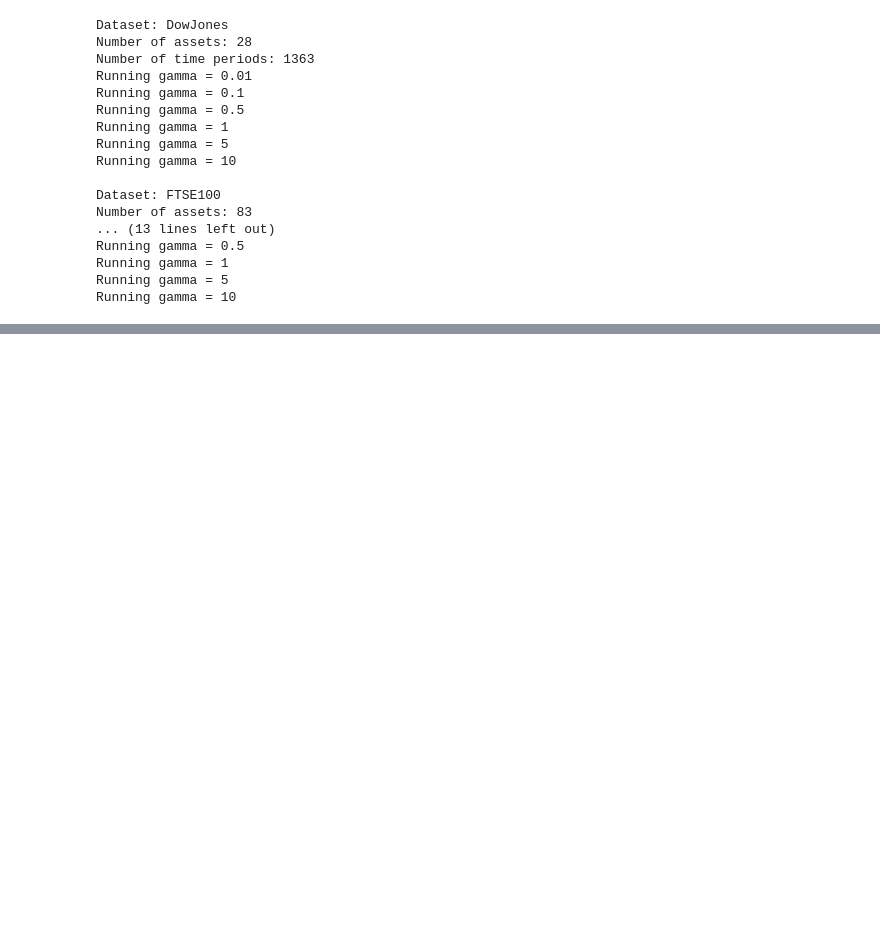
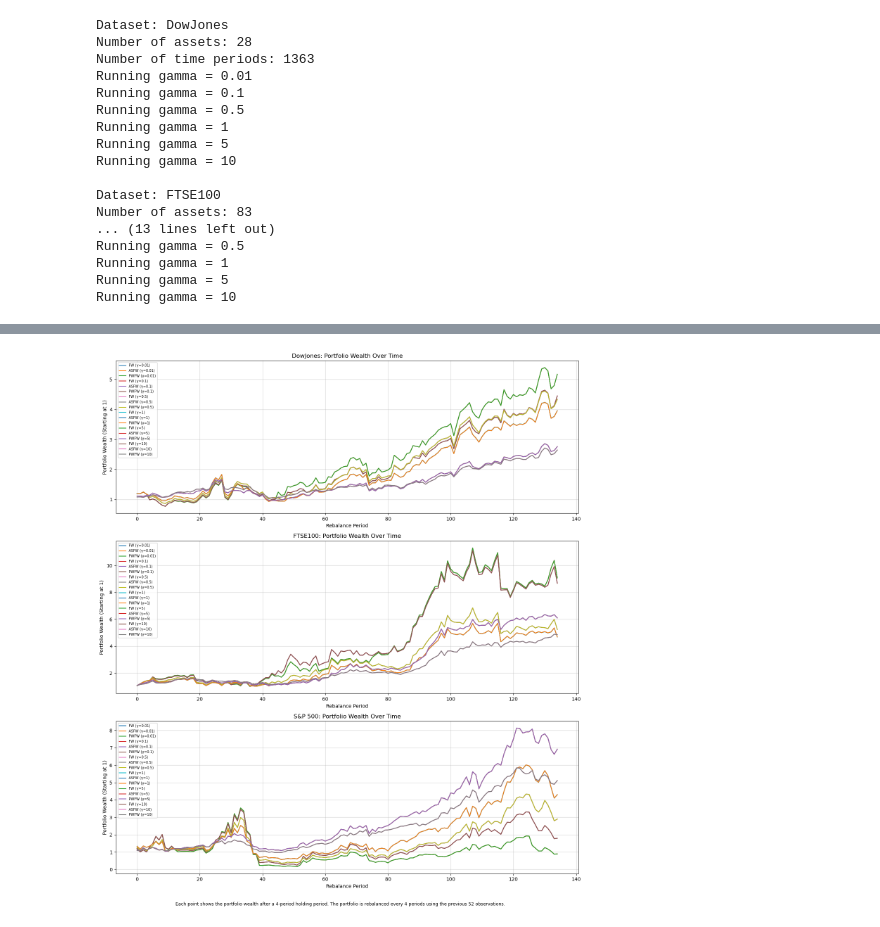
Before and after one commit to therealgardens/Optimization_for_Data_Science-Portfolio_optimization_using_FW_method, a Jupyter notebook: Main_file.ipynb, the cells around one changed output, grey strips where cells are left out. Saved outputs shown, nothing was run; the diff lists cells and outputs as text; code cells hidden in the pictures; blank space fills up the shorter version.

```diff
--- a/Main_file.ipynb
+++ b/Main_file.ipynb
@@ -729,0 +914,48 @@ DowJones   0.10      PWFW    1.801223     0.000070  -0.013262  2.396063e-09
+# %%
+
+methods = ("fw", "asfw", "pwfw")
+gammas = [0.01, 0.1, 0.5, 1, 5, 10]
+
+fig, axes = plt.subplots(
+    3, 1,
+    figsize=(14, 16)
+)
+
+for ax, (dataset_name, dataset_results) in zip(axes, all_results.items()):
+    for gamma in gammas:
+        df = dataset_results[gamma].copy()
+        for method in methods:
+            method_df = df[
+                (df["method"] == method) &
+                (df["f_horizon"] == 4)
+            ].copy()
+
+            method_df = method_df.sort_values("rebalance_period")
+
+            ax.plot(
+                method_df["rebalance_period"],
+                method_df["budget"],
+                label=f"{method.upper()} (γ={gamma})"
+            )
+
+    ax.set_title(
+        f"{dataset_name}: Portfolio Wealth Over Time"
+    )
+    ax.set_xlabel("Rebalance Period")
+    ax.set_ylabel("Portfolio Wealth (Starting at 1)")
+    ax.grid(True, alpha=0.5)
+    ax.legend(fontsize=7, loc="upper left")
+
+fig.text(
+    0.5,
+    0.01,
+    "Each point shows the portfolio wealth after a 4-period holding period. "
+    "The portfolio is rebalanced every 4 periods using the previous 52 observations.",
+    ha="center",
+    fontsize=9
+)
+
+plt.tight_layout(rect=[0, 0.03, 1, 1])
+plt.show()
+# %% [output]
+[figure, added]
```
Also changed, not shown: parts of 26 cells of this notebook, 1 other file.
